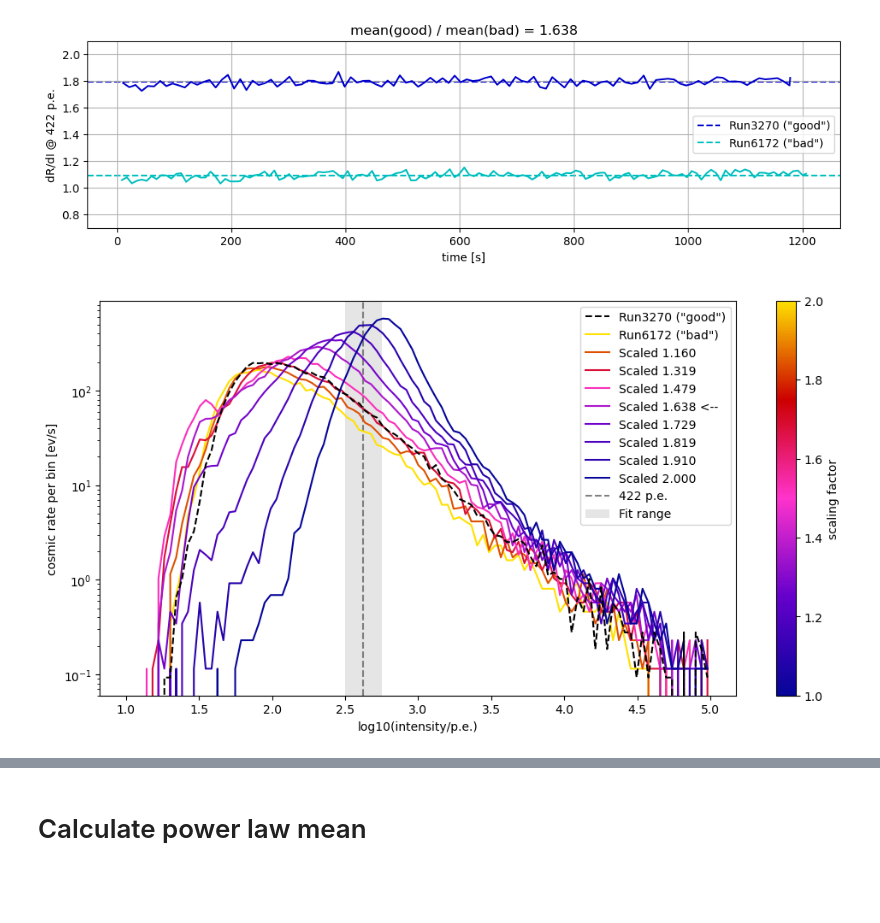
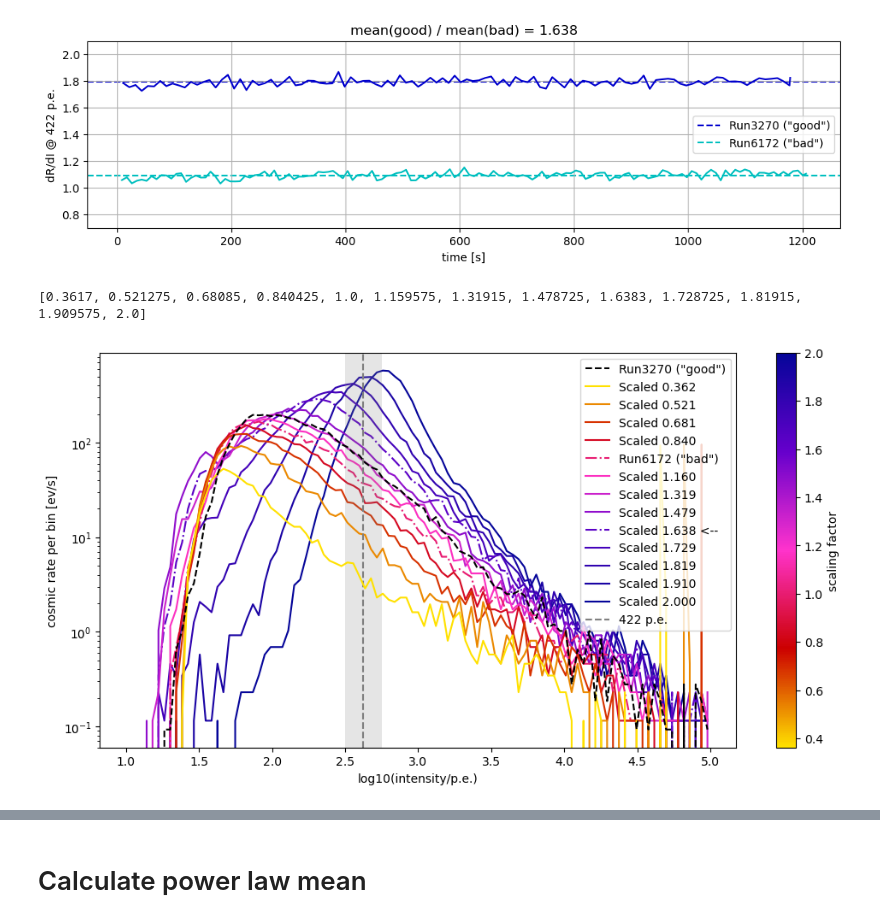
Before and after one commit to juanjq/cosmic_ray_data_correction, a Jupyter notebook: dl2_production/read_default.ipynb, the cells around one changed output, grey strips where cells are left out. Cells and saved outputs as stored; diff of their text form; code cells hidden in the pictures; blank space fills up the shorter version.

```diff
--- a/dl2_production/read_default.ipynb
+++ b/dl2_production/read_default.ipynb
@@ -100,7 +100,7 @@ fig, (ax) = plt.subplots(figsize=(7,4))
 for srun, tab in enumerate(tables_good):
     ax.plot(bins_c, histograms_good[srun], color="mediumblue", label=f"Run{run_good} (\"good\")" if srun == 0 else "")
 
-for srun, tab in enumerate(tables):
+for srun, tab in enumerate(tables[:1]):
     ax.plot(bins_c, histograms_bad[srun], color="c", label=f"Run{run_bad} (\"bad\")" if srun == 0 else "")
 
 ax.axvline(np.log10(422), color="gray", ls="--", zorder=-1, label="422 p.e.")
@@ -111,5 +111,6 @@ ax.legend()
 ax.set_ylabel("cosmic rate per bin [ev/s]")
 ax.set_xlabel("log10(intensity/p.e.)")
 
+plt.savefig(f"plots/time_correction.png", dpi=300, bbox_inches='tight')
 plt.show()
 # %% [output]
@@ -140,11 +142,15 @@ plt.show()
 # %% [output]
 RATIO = 1.6383
 [figure]
+# %%
+print([*np.linspace(1-0.6383, 1, 5)[:-1], *np.linspace(1, 1.6383, 5),*np.linspace(1.6383, 2, 5)[1:]])
+# %% [output]
+[0.3617, 0.521275, 0.68085, 0.840425, 1.0, 1.159575, 1.31915, 1.478725, 1.6383, 1.728725, 1.81915, 1.909575, 2.0]
 # %%
 histograms = []
-# [1.0, 1.159575, 1.31915, 1.478725, 1.6383, 1.728725, 1.81915, 1.909575, 2.0]
-scales = [1.0, 1.159575, 1.31915, 1.478725, 1.6383, 1.728725, 1.81915, 1.909575, 2]
-cols =   ["c", "skyblue", "dodgerblue", "royalblue", "mediumblue", "darkslateblue", "darkorchid", "paletvioletred", "red"]
+hist_npix  = []
+bins_n = np.arange(0, 1856)
+scales = [0.3617, 0.521275, 0.68085, 0.840425, 1.0, 1.159575, 1.31915, 1.478725, 1.6383, 1.728725, 1.81915, 1.909575, 2]
 for scale in scales:
     ext = f"_scaled{scale:.4f}" if scale != 1.0 else ""
     dl2_path = dir_dl2 + f"dl2_LST-1.Run{run_bad:05}.{0:04}{ext}.h5"
@@ -153,34 +159,43 @@ for scale in scales:
     datacheck = dcheck_bad.query(f"subrun == 0")
     counts, bin_edges = np.histogram(table["log_intensity"], bins=bins)
     rates = counts / float(datacheck["corrected_elapsed_time"].iloc[0])
+
+    counts_npix, _ = np.histogram(table["n_pixels"], bins=bins_n)
+    rates_npix = counts_npix / float(datacheck["corrected_elapsed_time"].iloc[0])
+
     histograms.append(rates)
+    hist_npix.append(rates_npix)
 # %%
 fig, (ax) = plt.subplots(figsize=(12,6))
 
 for srun, tab in enumerate(tables_good):
     ax.plot(bins_c, histograms_good[srun], color="k", ls="--", label=f"Run{run_good} (\"good\")" if srun == 0 else "", zorder=100)
 
-colors = aux.get_colors_multiplot(scales)
-cmap   = aux.create_cmap(aux.predC)
+colors = aux.get_colors_multiplot(scales,COLORS=list(reversed(aux.predC)))
+cmap   = aux.create_cmap(list(reversed(aux.predC)))
 aux.plot_colorbar(fig, ax, scales, cmap, label="scaling factor")
 
 for i, scale in enumerate(scales):
-    if i == 0:
+    if i == 4:
         label = f"Run{run_bad} (\"bad\")"
-    elif i == 4:
+        kw = dict(ls="-.")
+    elif i == 8:
         label = f"Scaled {scale:.3f} <--"
+        kw = dict(ls="-.")
     else:
         label = f"Scaled {scale:.3f}"
-    ax.plot(bins_c, histograms[i], color=colors[i], label=label)
+        kw = dict()
+    ax.plot(bins_c, histograms[i], color=colors[i], label=label, zorder=-i, **kw)
 
 ax.axvline(np.log10(422), color="gray", ls="--", zorder=-1, label="422 p.e.")
-ax.axvspan(np.log10(316), np.log10(562), color="gray", alpha=0.2, zorder=-2, label="Fit range", lw=0)
+ax.axvspan(np.log10(316), np.log10(562), color="gray", alpha=0.2, zorder=-2, lw=0)
 
 ax.set_yscale("log")
 ax.legend()
 ax.set_ylabel("cosmic rate per bin [ev/s]")
 ax.set_xlabel("log10(intensity/p.e.)")
 
+plt.savefig(f"plots/time_correction.png", dpi=300, bbox_inches='tight')
 plt.show()
 # %% [output]
-[figure, old version]
+[figure, new version]
```
Also changed, not shown: parts of 3 cells of this notebook, 4 other files.
